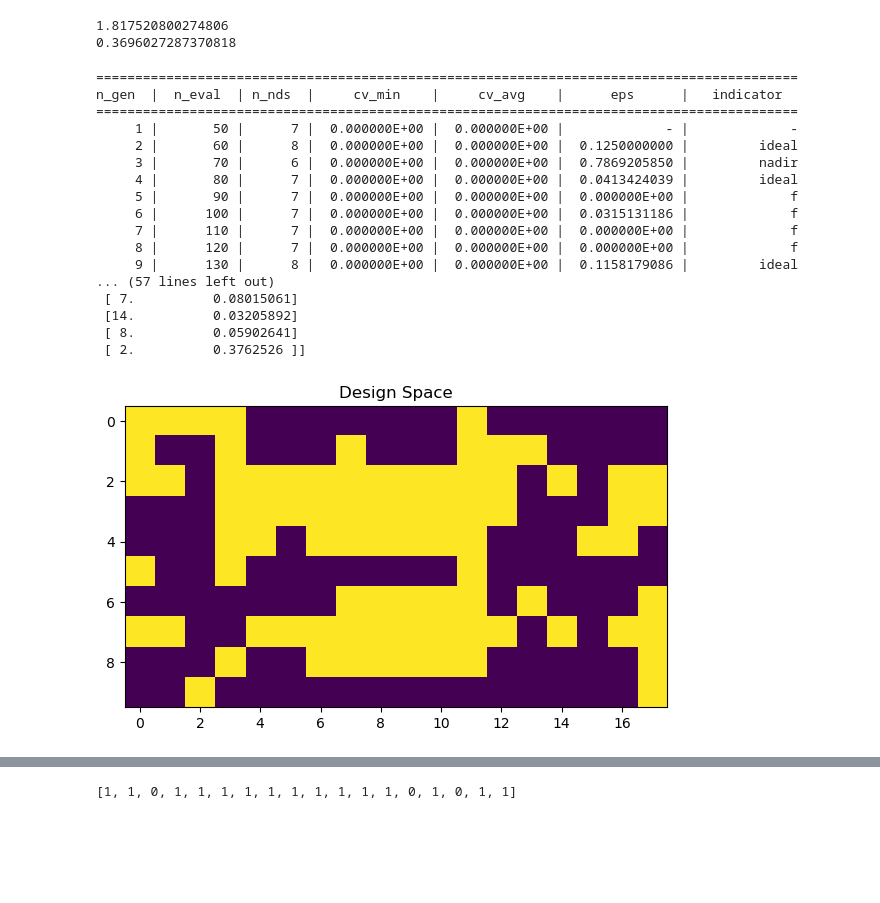
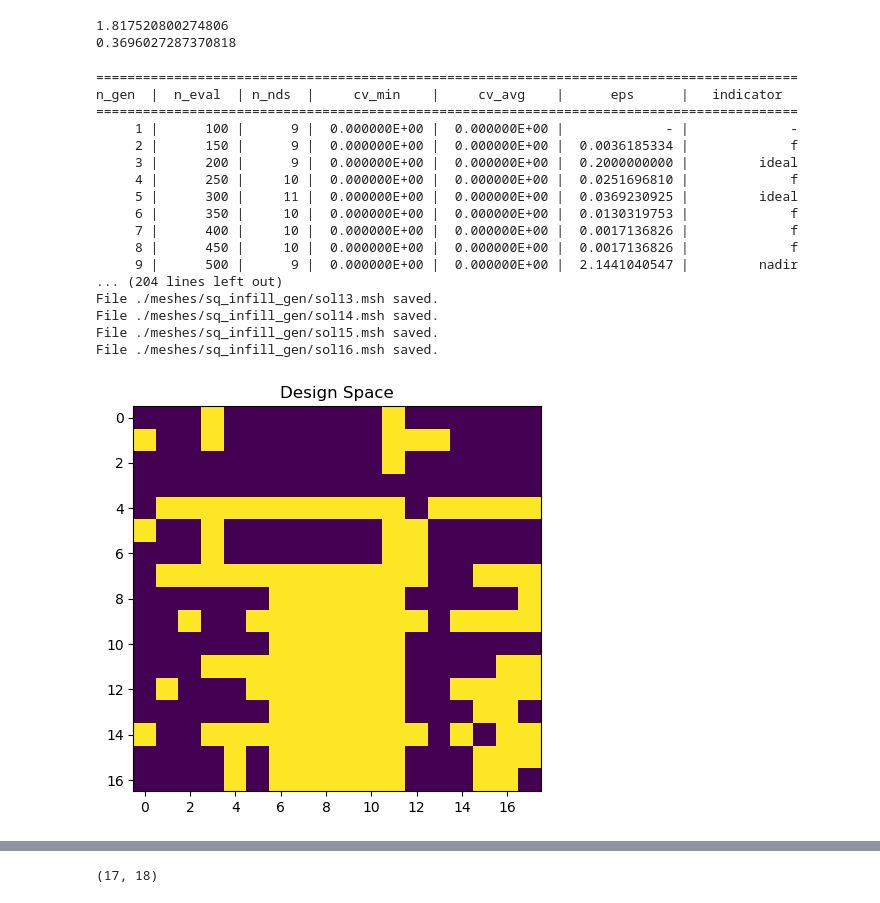
Before and after one commit to grohalex/Project2023, a Jupyter notebook: Pymoo_withFEA.ipynb, the cells around one changed output, grey strips where cells are left out. Cells and saved outputs as stored; diff of their text form; code cells hidden in the pictures; blank space fills up the shorter version.

Commit message:
weight/vmStress MOP - saving mesh and txt file solutions

```diff
--- a/Pymoo_withFEA.ipynb
+++ b/Pymoo_withFEA.ipynb
@@ -352,8 +352,8 @@ problem = MyProblem(conn, coords, num_el)  # init the MOP
 
 # initialize the algorithm object
 algorithm = NSGA2(
-    pop_size=50,
-    n_offsprings=10,
+    pop_size=100,
+    n_offsprings=50,
     sampling=BinaryRandomSampling(),
     crossover=HalfUniformCrossover(prob_hux=0.5),
     mutation=BitflipMutation(prob=0.5, prob_var=0.3),
@@ -362,7 +362,7 @@ algorithm = NSGA2(
 
 
 # define the termination criterion
-termination = get_termination("n_gen", 40)
+termination = get_termination("n_gen", 50)
 
 
 # solve the MOP
@@ -376,47 +376,56 @@ res = minimize(problem,
 # n_gen  - generation counter,
 # n_eval - number of evaluations
 # cv_min - minimum constraint violation
 # cv_avg - average constraint violation in the current population.
 # n_nds  - number of non-dominated solutions
 # eps/ind- running performance metrics
 
 X = res.X  # solutions in the decision space
 F = res.F  # solutions in the objective space
 hist = res.history  # getting the info for each iteration
 
+#print(X)
+#print(F)
 
-print(X)
-print(F)
+# save solutions
+for i, x in enumerate(X):
+    ifile = f"sq_infill_gen/sol{i:02d}"
+    meshfile = generate_infill_file(ifile, x, conn, coords)
+    print(f"File {meshfile} saved.")###
+
+# writing to a file
+with open("./meshes/sq_infill_gen/sq_solutions.txt", "w+") as file:
+    file.writelines(f"{sol} \t w: {F[i][0]:10.1f} \t vm: {F[i][1]:10.06f} \n" for i, sol in enumerate(1*X))
 
 # plotting the decision space
 xl, xu = problem.bounds()
 plt.figure(figsize=(7, 5))
 plt.imshow(X)
 plt.title("Design Space")
 plt.show()
 
 
 # plotting the objective space
 plt.figure(figsize=(7, 5))
 plt.scatter(F[:, 0], F[:, 1], s=30, facecolors='none', edgecolors='blue')
 plt.title("Objective Space")
 plt.show()
 # %% [output]
 ==========================================================================================
 n_gen  |  n_eval  | n_nds  |     cv_min    |     cv_avg    |      eps      |   indicator
 ==========================================================================================
-     1 |       50 |      7 |  0.000000E+00 |  0.000000E+00 |             - |             -
-     2 |       60 |      8 |  0.000000E+00 |  0.000000E+00 |  0.1250000000 |         ideal
-     3 |       70 |      6 |  0.000000E+00 |  0.000000E+00 |  0.7869205850 |         nadir
-     4 |       80 |      7 |  0.000000E+00 |  0.000000E+00 |  0.0413424039 |         ideal
-     5 |       90 |      7 |  0.000000E+00 |  0.000000E+00 |  0.000000E+00 |             f
-     6 |      100 |      7 |  0.000000E+00 |  0.000000E+00 |  0.0315131186 |             f
-     7 |      110 |      7 |  0.000000E+00 |  0.000000E+00 |  0.000000E+00 |             f
-     8 |      120 |      7 |  0.000000E+00 |  0.000000E+00 |  0.000000E+00 |             f
-     9 |      130 |      8 |  0.000000E+00 |  0.000000E+00 |  0.1158179086 |         ideal
-... (57 lines left out)
- [ 7.          0.08015061]
- [14.          0.03205892]
- [ 8.          0.05902641]
- [ 2.          0.3762526 ]]
+     1 |      100 |      9 |  0.000000E+00 |  0.000000E+00 |             - |             -
+     2 |      150 |      9 |  0.000000E+00 |  0.000000E+00 |  0.0036185334 |             f
+     3 |      200 |      9 |  0.000000E+00 |  0.000000E+00 |  0.2000000000 |         ideal
+     4 |      250 |     10 |  0.000000E+00 |  0.000000E+00 |  0.0251696810 |             f
+     5 |      300 |     11 |  0.000000E+00 |  0.000000E+00 |  0.0369230925 |         ideal
+     6 |      350 |     10 |  0.000000E+00 |  0.000000E+00 |  0.0130319753 |             f
+     7 |      400 |     10 |  0.000000E+00 |  0.000000E+00 |  0.0017136826 |             f
+     8 |      450 |     10 |  0.000000E+00 |  0.000000E+00 |  0.0017136826 |             f
+     9 |      500 |      9 |  0.000000E+00 |  0.000000E+00 |  2.1441040547 |         nadir
+... (204 lines left out)
+File ./meshes/sq_infill_gen/sol13.msh saved.
+File ./meshes/sq_infill_gen/sol14.msh saved.
+File ./meshes/sq_infill_gen/sol15.msh saved.
+File ./meshes/sq_infill_gen/sol16.msh saved.
-[figure, old version]
+[figure, new version]
@@ -424,4 +433,4 @@ n_gen  |  n_eval  | n_nds  |     cv_min    |     cv_avg    |      eps      |   i
 # %%
-print(list(X[2]*1))
+print(X.shape)
 # %% [output]
-[1, 1, 0, 1, 1, 1, 1, 1, 1, 1, 1, 1, 1, 0, 1, 0, 1, 1]
+(17, 18)
```
Also changed, not shown: parts of 2 cells of this notebook.
